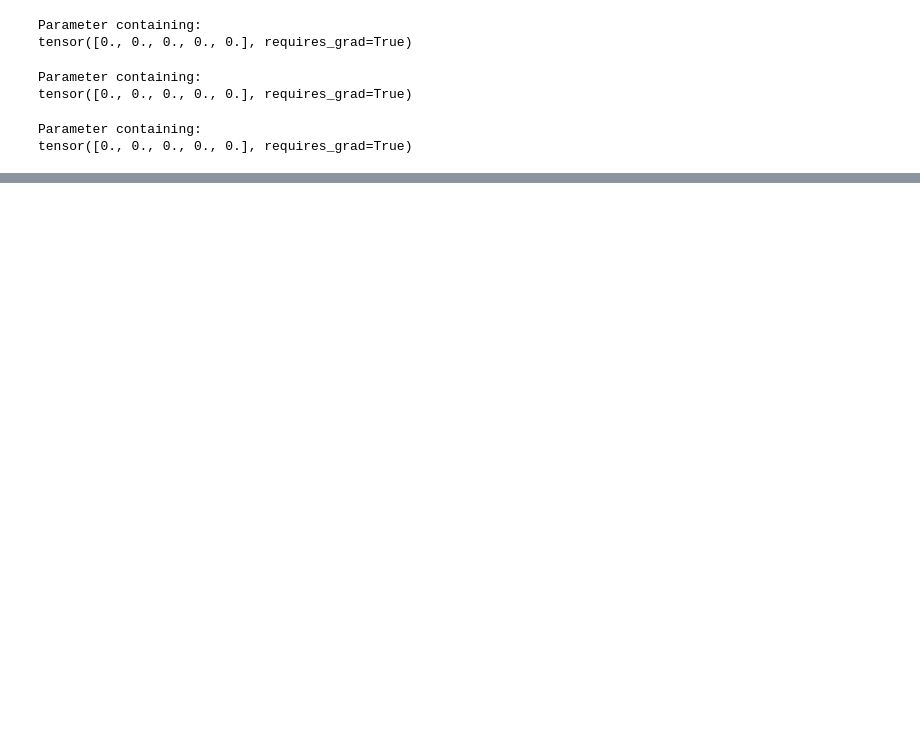
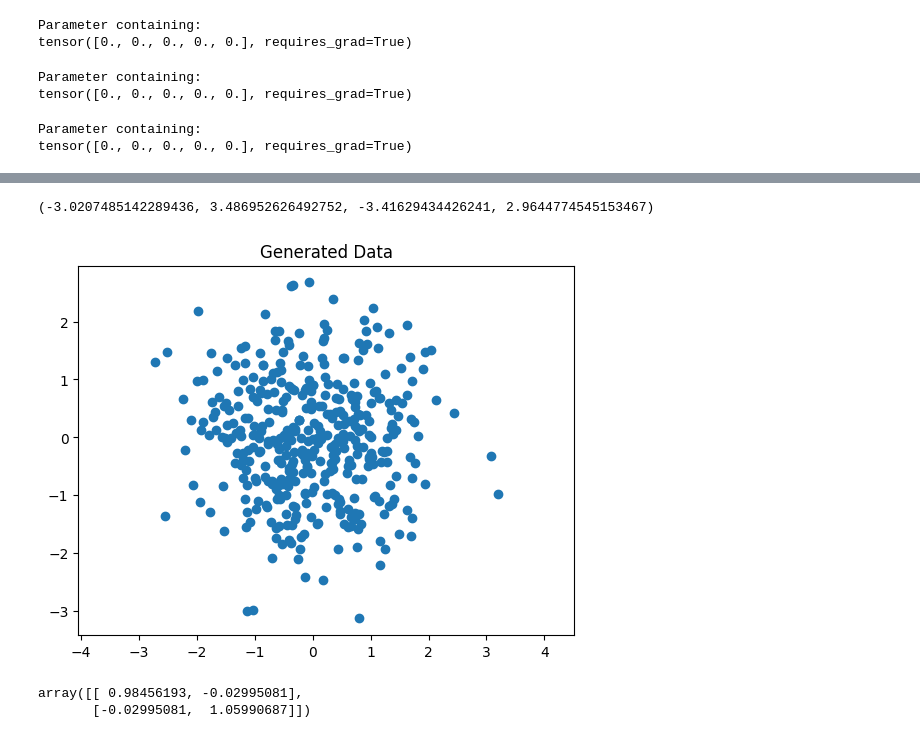
Before and after one commit to Purbayan2014/Using-BERT-Models-for-Sequential-Text-Classification-in-Biomedical-Abstracts, a Jupyter notebook: Reference-sec/Pytorch Cheatsheet.ipynb, the cells around one changed output, grey strips where cells are left out. Drawn from its saved outputs; the diff is of its cells as text; code cells hidden in the pictures; blank space fills up the shorter version.

Commit message:
covar v1

```diff
--- a/Reference-sec/Pytorch Cheatsheet.ipynb
+++ b/Reference-sec/Pytorch Cheatsheet.ipynb
@@ -516,0 +518,25 @@ tensor([[-0.1375, -0.2692, -0.7040,  0.6446,  0.3688],
+# %%
+# Covariance and variance
+x = np.random.normal(0,1,400)
+y = np.random.normal(0,1,400)
+x = np.vstack((x,y)).T
+
+plt.scatter(x[:, 0], x[:, 1])
+plt.title('Generated Data')
+plt.axis('equal')
+# %% [output]
+(-3.0207485142289436, 3.486952626492752, -3.41629434426241, 2.9644774545153467)
+[figure, added]
+# %%
+def covar(x, y):
+    xbar, ybar = x.mean(), y.mean()
+    return np.sum((x - xbar)*(y - ybar))/(len(x) - 1)
+
+def covmat(x):
+    return np.array([[covar(x[0], x[0]), covar(x[0], x[1])], \
+                    [covar(x[1], x[0]), covar(x[1], x[1])]])
+
+covmat(x.T)
+# %% [output]
+array([[ 0.98456193, -0.02995081],
+       [-0.02995081,  1.05990687]])
```
Also changed, not shown: parts of 26 cells of this notebook.
